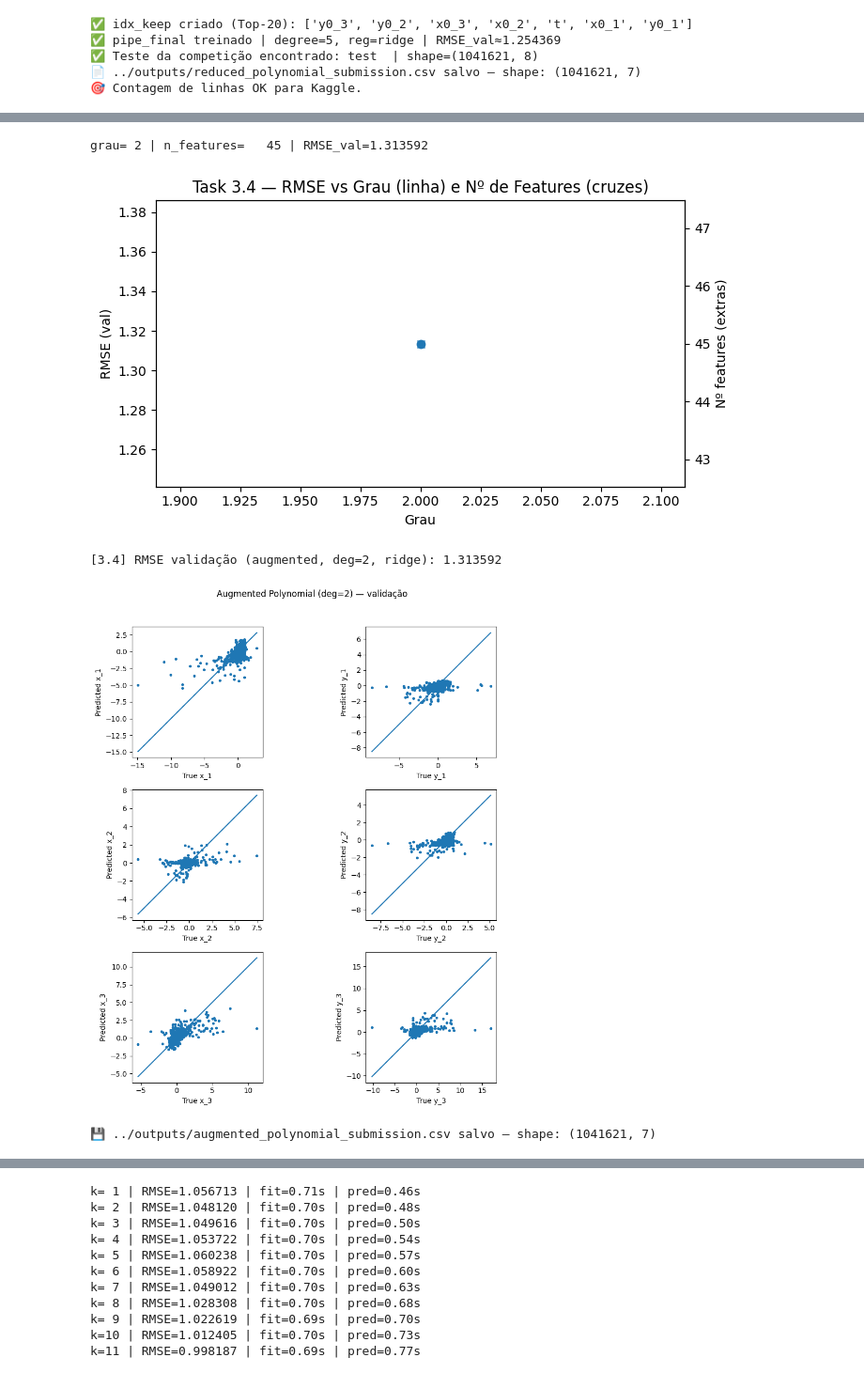
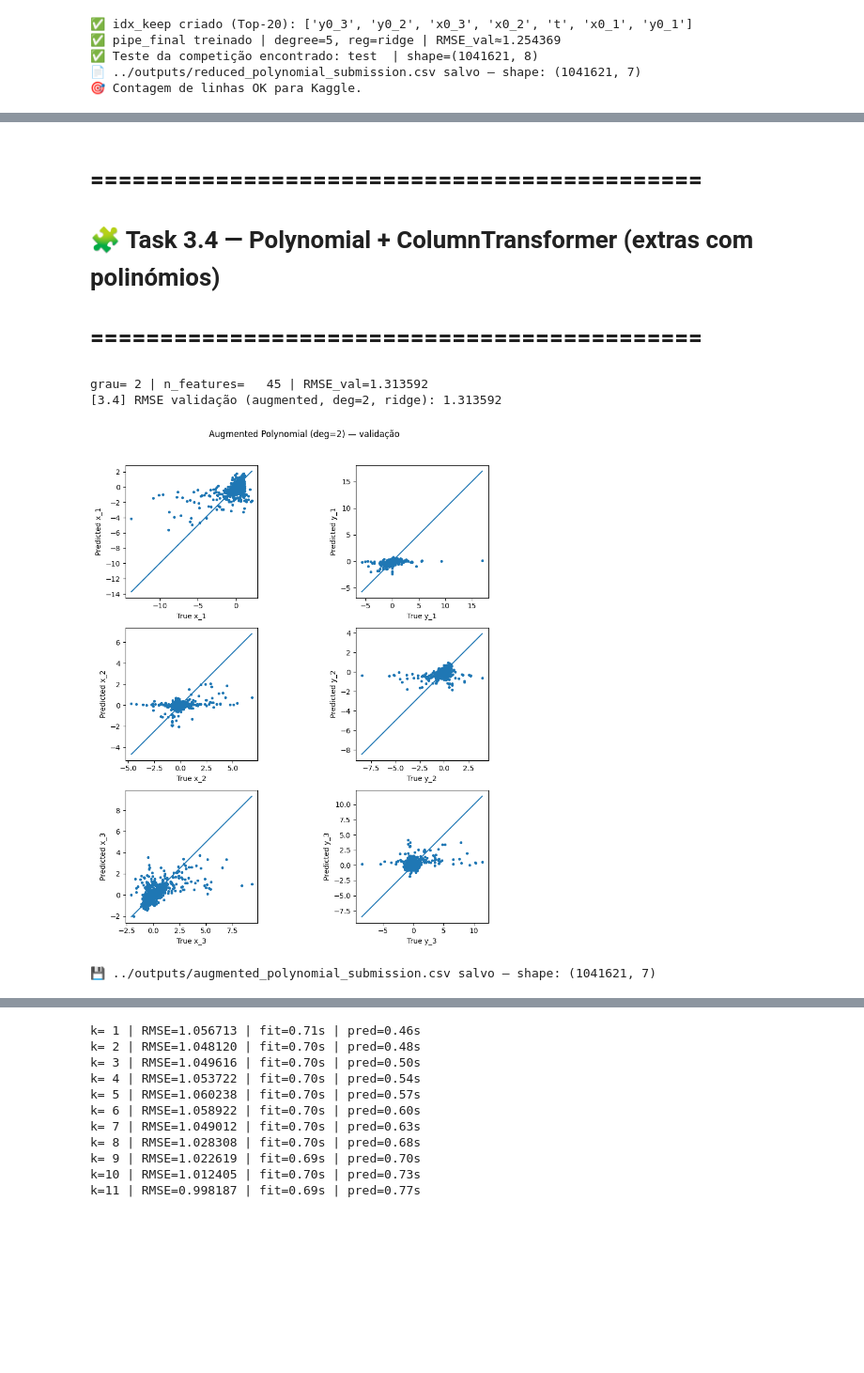
Before and after one commit to rodrxgo26/Projeto_A.A, a Jupyter notebook: notebooks/assignment_task1.ipynb, the cells around one changed output, grey strips where cells are left out. Shown at 94% size. Cells and saved outputs as stored; diff of their text form; code cells hidden in the pictures; blank space fills up the shorter version.

```diff
--- a/notebooks/assignment_task1.ipynb
+++ b/notebooks/assignment_task1.ipynb
@@ -745 +735,5 @@ Features originais: 7  ->  com augment: 16
+# %% [markdown]
+# ============================================
+# 🧩 Task 3.4 — Polynomial + ColumnTransformer (extras com polinómios)
+# ============================================
 # %%
@@ -882,40 +876,39 @@ model_aug, rmse_aug, info = validate_poly_regression_3p4(
     feature_cols=feature_cols,
     interactions_only=True,
     sample_n=300_000,   # opcional
-    plot=True
+    plot=False
 )
 print(f"[3.4] RMSE validação (augmented, deg={DEGREES[0]}, {REGRESSOR}): {rmse_aug:.6f}")
 
 # y–ŷ
 try:
     yhat_va = model_aug.predict(Xva.values)
     plot_y_vs_yhat(y_va, yhat_va, f"Augmented Polynomial (deg={DEGREES[0]}) — validação")
 except Exception:
     pass
 
 # 2) Treino final (train+val) e CSV para Kaggle
 X_fit = np.vstack([df_tr[feature_cols].to_numpy(), df_va[feature_cols].to_numpy()]).astype(np.float32)
 y_fit = np.vstack([y_tr, y_va]).astype(np.float32)
 
 # reconstrói o mesmo pipeline para caber com arrays (ou usa model_aug e dá .fit novamente)
 from sklearn.base import clone
 pipe_final_aug = clone(model_aug)
 pipe_final_aug.fit(X_fit, y_fit)
 
 X_test = test[feature_cols].to_numpy().astype(np.float32)
 y_test_pred = pipe_final_aug.predict(X_test).astype(np.float32)
 
 id_col = 'Id' if 'Id' in test.columns else ('ID' if 'ID' in test.columns else 'id')
 sub = pd.DataFrame({'Id': test[id_col].to_numpy()})
 for i, col in enumerate(target_cols):
     sub[col] = y_test_pred[:, i]
 
 sub.to_csv("../outputs/augmented_polynomial_submission.csv", index=False)
 print("💾 ../outputs/augmented_polynomial_submission.csv salvo — shape:", sub.shape)
 # %% [output]
 grau= 2 | n_features=   45 | RMSE_val=1.313592
+[3.4] RMSE validação (augmented, deg=2, ridge): 1.313592
-[figure, old version]
+[figure, new version]
-[3.4] RMSE validação (augmented, deg=2, ridge): 1.313592
+💾 ../outputs/augmented_polynomial_submission.csv salvo — shape: (1041621, 7)
-[figure, removed]
-💾 ../outputs/augmented_polynomial_submission.csv salvo — shape: (1041621, 7)
 # %% [markdown]
```
Also changed, not shown: parts of 19 cells of this notebook.
